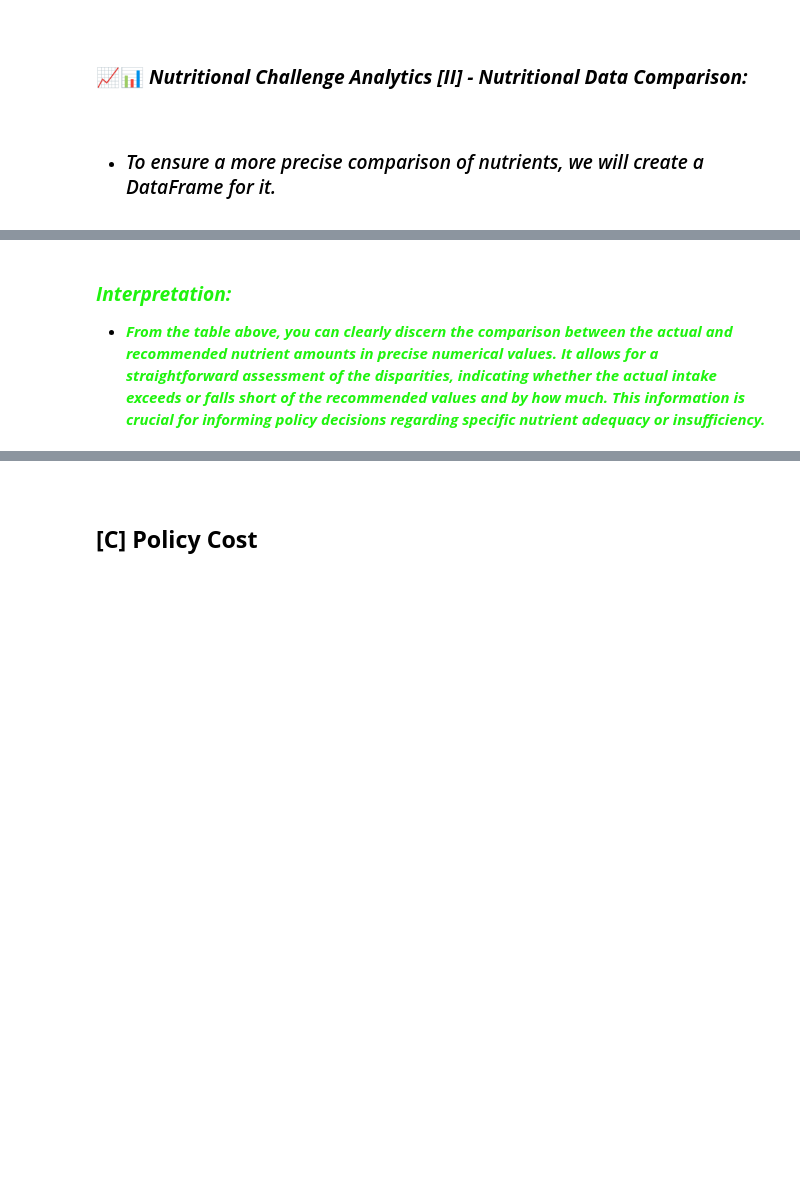
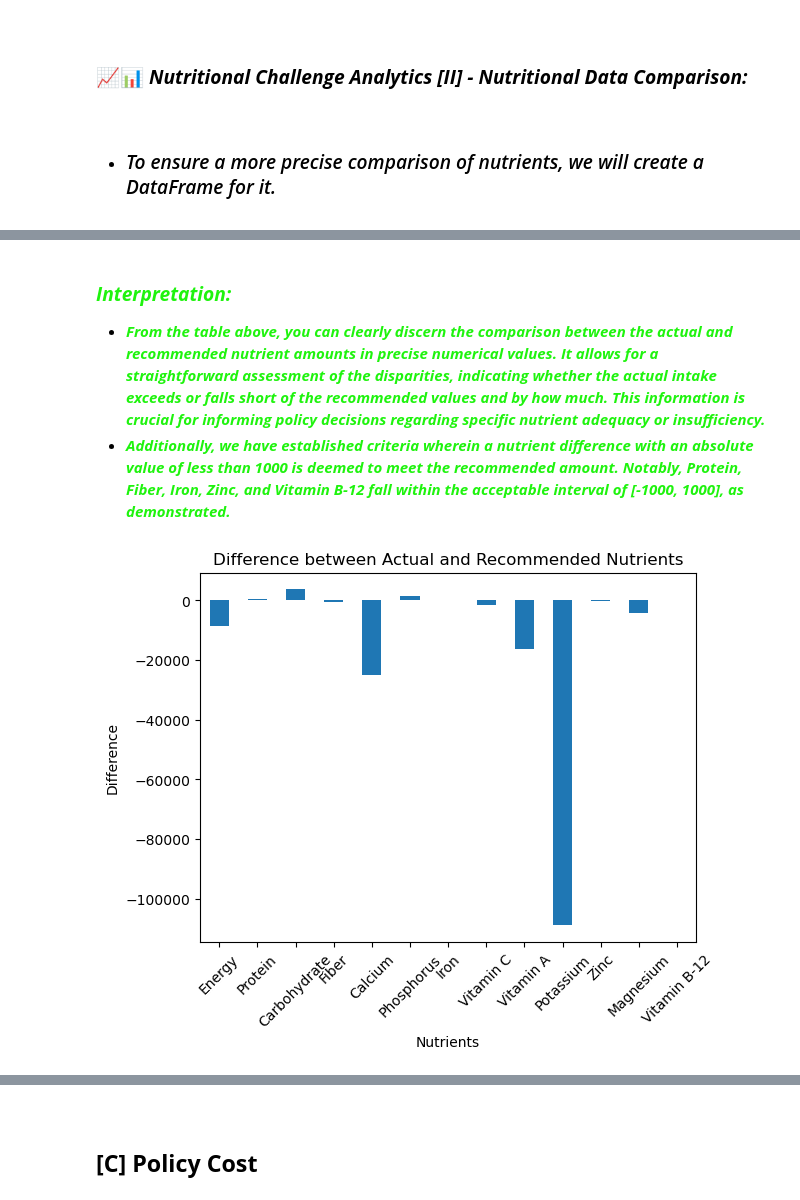
Before and after one commit to yingyinlii/team_luther_burbank_proj4, a Jupyter notebook: EEP153_project_4.ipynb, the cells around one changed output, grey strips where cells are left out. Drawn from its saved outputs; the diff is of its cells as text; code cells hidden in the pictures; blank space fills up the shorter version.

```diff
--- a/EEP153_project_4.ipynb
+++ b/EEP153_project_4.ipynb
@@ -596,7 +588,8 @@ def my_prices(p0, p = pbar, j = 'Arroz'):
 
 # xhat is the predicted expenditure on foods, and prices_per_lb is the food prices per pounds.
 # Then qhat is the predicted food quantities of each household
-qhat = xhat.unstack('j').xs(1997, level = 't') / prices_per_lb[1997]
+xhat_unstack = xhat.unstack('j').xs(1997, level = 't')
+qhat = xhat_unstack / prices_per_lb[1997]
 
 # Drop missing columns
 qhat = qhat.loc[:, qhat.count() > 0]
@@ -799,26 +793,3 @@ Please input the nutrient name you would like to query (No quotation mark requir
 <br>
 
 * ### *To ensure a more precise comparison of nutrients, we will create a DataFrame for it.*
-# %%
-actual_nutrients = nutrients_eng[use_nutrients].mean()
-recommended_nutrients = hh_rwi[use_nutrients].mean()
-
-# Create a DataFrame from the two series
-df = pd.DataFrame({'Actual Nutrients': actual_nutrients, 'Recommended Nutrients': recommended_nutrients})
-
-# Add a column for the difference
-df['Difference'] = df['Actual Nutrients'] - df['Recommended Nutrients']
-
-# Add a column for marking excessive or insufficient
-df['Status'] = pd.Series(['Excessive' if diff > 0 else 'Insufficient' for diff in df['Difference']], index=df.index)
-
-# Function to apply cell styling based on status
-def color_cell(val):
-    color = 'red' if val == 'Excessive' else 'skyblue'
-    return 'background-color: %s' % color
-
-# Apply styling to the 'Status' column
-styled_df = df.style.map(color_cell, subset=['Status'])
-
-# Display the styled DataFrame
-styled_df
@@ -842,3 +854,17 @@ styled_df
 # %% [markdown]
 ### *__<span style = "color:#1FF30E">Interpretation:__*
 * <span style = "color:#1FF30E">__*From the table above, you can clearly discern the comparison between the actual and recommended nutrient amounts in precise numerical values. It allows for a straightforward assessment of the disparities, indicating whether the actual intake exceeds or falls short of the recommended values and by how much. This information is crucial for informing policy decisions regarding specific nutrient adequacy or insufficiency.*__
+* <span style = "color:#1FF30E">__*Additionally, we have established criteria wherein a nutrient difference with an absolute value of less than 1000 is deemed to meet the recommended amount. Notably, Protein, Fiber, Iron, Zinc, and Vitamin B-12 fall within the acceptable interval of [-1000, 1000], as demonstrated.*__
+# %%
+# Visualization of the differences in the table above
+df_original = whole_hh.data  # Extract the underlying DataFrame
+
+# Plot the difference
+df_original['Difference'].plot(kind='bar')
+plt.xlabel('Nutrients')
+plt.ylabel('Difference')
+plt.title('Difference between Actual and Recommended Nutrients')
+plt.xticks(rotation=45)
+plt.show()
+# %% [output]
+[figure, added]
```
Also changed, not shown: parts of 56 cells of this notebook, 2 other files.
